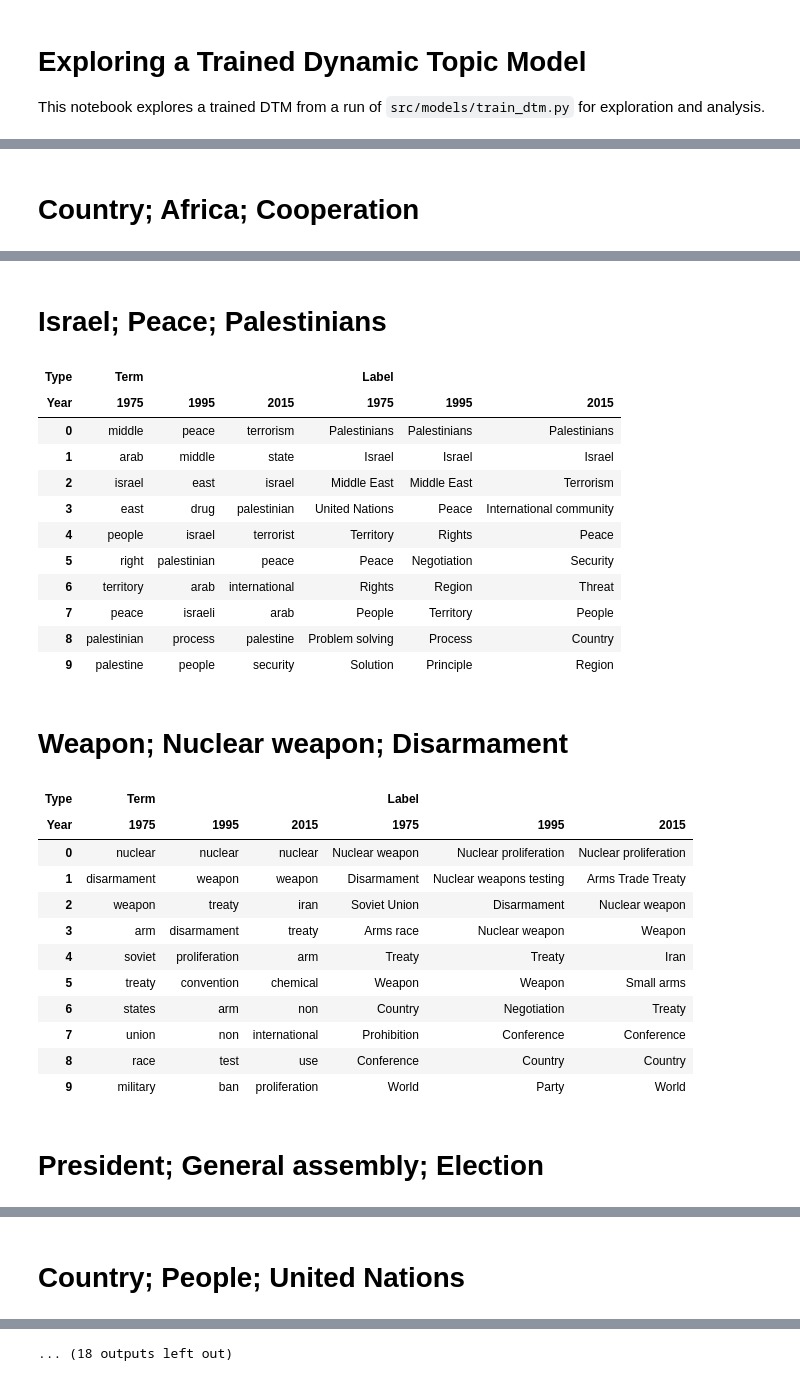
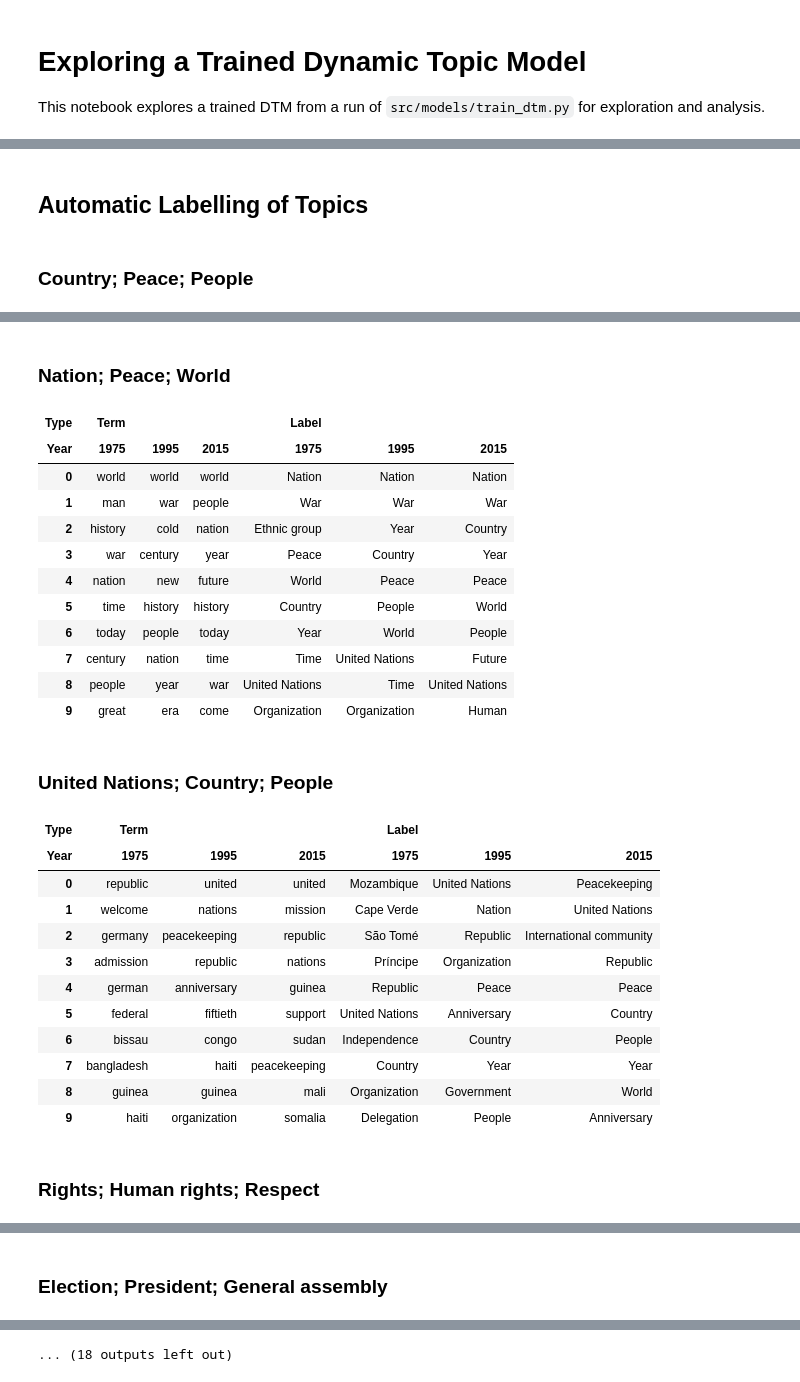
Before and after one commit to llefebure/un-general-debates, a Jupyter notebook: notebooks/DTM Exploration.ipynb, the cells around one changed output, grey strips where cells are left out. Cells and saved outputs as stored; diff of their text form; code cells hidden in the pictures.

```diff
--- a/notebooks/DTM Exploration.ipynb
+++ b/notebooks/DTM Exploration.ipynb
@@ -8,7 +10,7 @@ from IPython.display import HTML, display
 from src.models.dtm import Dtm
 %matplotlib inline
 # %%
-model = Dtm.load('2019-01-06T05:46:10')
+model = Dtm.load('2019-03-17T11:09:35')
 model.summary([1975, 1995, 2015])
 # %% [output]
 Topic 0
@@ -33,15 +43,17 @@ model.original_corpus.load_spacy_cache()
+# %% [markdown]
+## Automatic Labelling of Topics
 # %%
 times = [1975, 1995, 2015]
 for topic in range(model.num_topics):
-    display(HTML('<h1>%s</h1>' % model.label_topic(topic, condense=3)))
+    display(HTML('<h3>%s</h3>' % model.label_topic(topic, condense=3)))
     top_terms = model.top_term_table(topic, times)
-    top_lables = model.top_lable_table(topic, times)
-    df = pd.concat([top_terms, top_lables], axis=1)
+    top_labels = model.top_label_table(topic, times)
+    df = pd.concat([top_terms, top_labels], axis=1)
     arrays = [['Term', 'Term', 'Term', 'Label', 'Label', 'Label'],
               ['1975', '1995', '2015', '1975', '1995', '2015']]
     df.columns = pd.MultiIndex.from_arrays(arrays, names=('Type', 'Year'))
     display(HTML(df.to_html()))
 # %% [output]
-Country; Africa; Cooperation
+Country; Peace; People
 | Type | Term |  |  | Label |  |  |
 | Year | 1975 | 1995 | 2015 | 1975 | 1995 | 2015 |
@@ -58,29 +70,29 @@ Country; Africa; Cooperation
-Israel; Peace; Palestinians
+Nation; Peace; World
 | Type | Term |  |  | Label |  |  |
 | Year | 1975 | 1995 | 2015 | 1975 | 1995 | 2015 |
-| 0 | middle | peace | terrorism | Palestinians | Palestinians | Palestinians |
-| 1 | arab | middle | state | Israel | Israel | Israel |
-| 2 | israel | east | israel | Middle East | Middle East | Terrorism |
-| 3 | east | drug | palestinian | United Nations | Peace | International community |
-| 4 | people | israel | terrorist | Territory | Rights | Peace |
-| 5 | right | palestinian | peace | Peace | Negotiation | Security |
-| 6 | territory | arab | international | Rights | Region | Threat |
-| 7 | peace | israeli | arab | People | Territory | People |
-| 8 | palestinian | process | palestine | Problem solving | Process | Country |
-| 9 | palestine | people | security | Solution | Principle | Region |
+| 0 | world | world | world | Nation | Nation | Nation |
+| 1 | man | war | people | War | War | War |
+| 2 | history | cold | nation | Ethnic group | Year | Country |
+| 3 | war | century | year | Peace | Country | Year |
+| 4 | nation | new | future | World | Peace | Peace |
+| 5 | time | history | history | Country | People | World |
+| 6 | today | people | today | Year | World | People |
+| 7 | century | nation | time | Time | United Nations | Future |
+| 8 | people | year | war | United Nations | Time | United Nations |
+| 9 | great | era | come | Organization | Organization | Human |
-Weapon; Nuclear weapon; Disarmament
+United Nations; Country; People
 | Type | Term |  |  | Label |  |  |
 | Year | 1975 | 1995 | 2015 | 1975 | 1995 | 2015 |
-| 0 | nuclear | nuclear | nuclear | Nuclear weapon | Nuclear proliferation | Nuclear proliferation |
-| 1 | disarmament | weapon | weapon | Disarmament | Nuclear weapons testing | Arms Trade Treaty |
-| 2 | weapon | treaty | iran | Soviet Union | Disarmament | Nuclear weapon |
-| 3 | arm | disarmament | treaty | Arms race | Nuclear weapon | Weapon |
-| 4 | soviet | proliferation | arm | Treaty | Treaty | Iran |
-| 5 | treaty | convention | chemical | Weapon | Weapon | Small arms |
-| 6 | states | arm | non | Country | Negotiation | Treaty |
-| 7 | union | non | international | Prohibition | Conference | Conference |
-| 8 | race | test | use | Conference | Country | Country |
-| 9 | military | ban | proliferation | World | Party | World |
+| 0 | republic | united | united | Mozambique | United Nations | Peacekeeping |
+| 1 | welcome | nations | mission | Cape Verde | Nation | United Nations |
+| 2 | germany | peacekeeping | republic | São Tomé | Republic | International community |
+| 3 | admission | republic | nations | Príncipe | Organization | Republic |
+| 4 | german | anniversary | guinea | Republic | Peace | Peace |
+| 5 | federal | fiftieth | support | United Nations | Anniversary | Country |
+| 6 | bissau | congo | sudan | Independence | Country | People |
+| 7 | bangladesh | haiti | peacekeeping | Country | Year | Year |
+| 8 | guinea | guinea | mali | Organization | Government | World |
+| 9 | haiti | organization | somalia | Delegation | People | Anniversary |
-President; General assembly; Election
+Rights; Human rights; Respect
 | Type | Term |  |  | Label |  |  |
 | Year | 1975 | 1995 | 2015 | 1975 | 1995 | 2015 |
@@ -97,3 +109,3 @@ President; General assembly; Election
-Country; People; United Nations
+Election; President; General assembly
 | Type | Term |  |  | Label |  |  |
 | Year | 1975 | 1995 | 2015 | 1975 | 1995 | 2015 |
```
Also changed, not shown: parts of 5 cells of this notebook, 3 other files.
